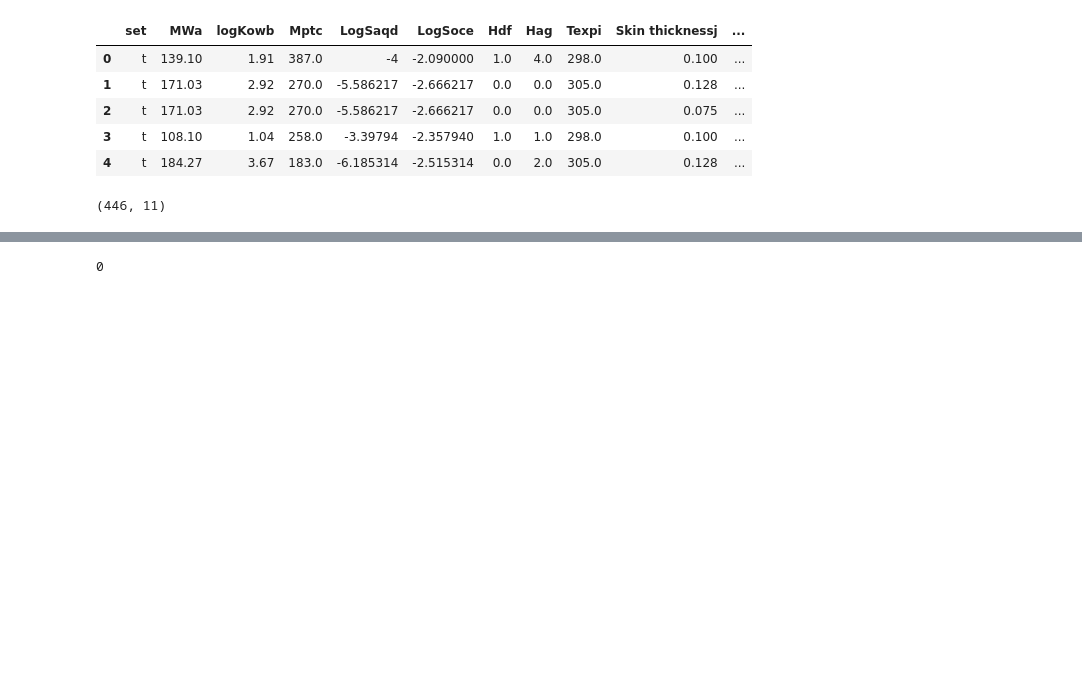
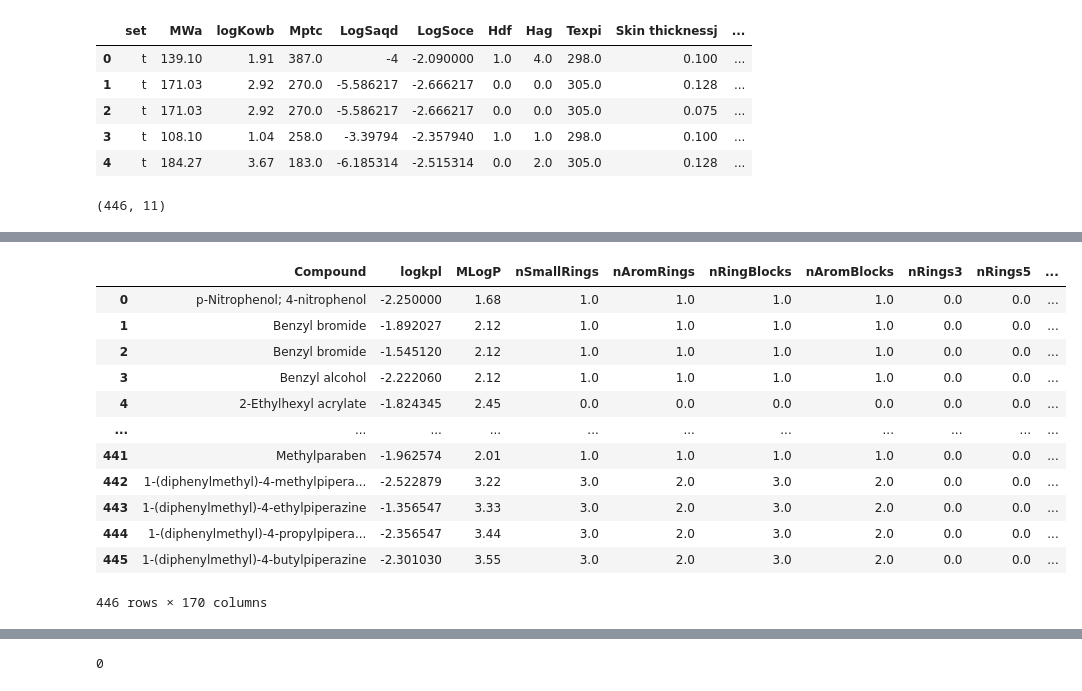
Before and after one commit to AhmadHammad21/Skin-Permeation, a Jupyter notebook: notebooks/1. Data Preparation.ipynb, the cells around one changed output, grey strips where cells are left out. Drawn from its saved outputs; the diff is of its cells as text; code cells hidden in the pictures; blank space fills up the shorter version.

```diff
--- a/notebooks/1. Data Preparation.ipynb
+++ b/notebooks/1. Data Preparation.ipynb
@@ -68,0 +164,3 @@ properties_df.to_csv('./data/processed/properties.csv', index=False)
+# %%
+compounds = clean_data.iloc[:, 1]
+compounds
@@ -90,3 +201,20 @@ descriptors_df.head(2)
+# %%
+compound_descriptors = pd.concat([compounds, descriptors_df], axis=1)
+compound_descriptors
+# %% [output]
+|  | Compound | logkpl | MLogP | nSmallRings | nAromRings | nRingBlocks | nAromBlocks | nRings3 | nRings5 | ... |
+| 0 | p-Nitrophenol; 4-nitrophenol | -2.250000 | 1.68 | 1.0 | 1.0 | 1.0 | 1.0 | 0.0 | 0.0 | ... |
+| 1 | Benzyl bromide | -1.892027 | 2.12 | 1.0 | 1.0 | 1.0 | 1.0 | 0.0 | 0.0 | ... |
+| 2 | Benzyl bromide | -1.545120 | 2.12 | 1.0 | 1.0 | 1.0 | 1.0 | 0.0 | 0.0 | ... |
+| 3 | Benzyl alcohol | -2.222060 | 2.12 | 1.0 | 1.0 | 1.0 | 1.0 | 0.0 | 0.0 | ... |
+| 4 | 2-Ethylhexyl acrylate | -1.824345 | 2.45 | 0.0 | 0.0 | 0.0 | 0.0 | 0.0 | 0.0 | ... |
+| ... | ... | ... | ... | ... | ... | ... | ... | ... | ... | ... |
+| 441 | Methylparaben | -1.962574 | 2.01 | 1.0 | 1.0 | 1.0 | 1.0 | 0.0 | 0.0 | ... |
+| 442 | 1-(diphenylmethyl)-4-methylpipera... | -2.522879 | 3.22 | 3.0 | 2.0 | 3.0 | 2.0 | 0.0 | 0.0 | ... |
+| 443 | 1-(diphenylmethyl)-4-ethylpiperazine | -1.356547 | 3.33 | 3.0 | 2.0 | 3.0 | 2.0 | 0.0 | 0.0 | ... |
+| 444 | 1-(diphenylmethyl)-4-propylpipera... | -2.356547 | 3.44 | 3.0 | 2.0 | 3.0 | 2.0 | 0.0 | 0.0 | ... |
+| 445 | 1-(diphenylmethyl)-4-butylpiperazine | -2.301030 | 3.55 | 3.0 | 2.0 | 3.0 | 2.0 | 0.0 | 0.0 | ... |
+446 rows × 170 columns
 # %%
 # seeing which columns has null values
 for col in descriptors_df.columns:
```
Also changed, not shown: parts of 26 cells of this notebook, 5 other files.
